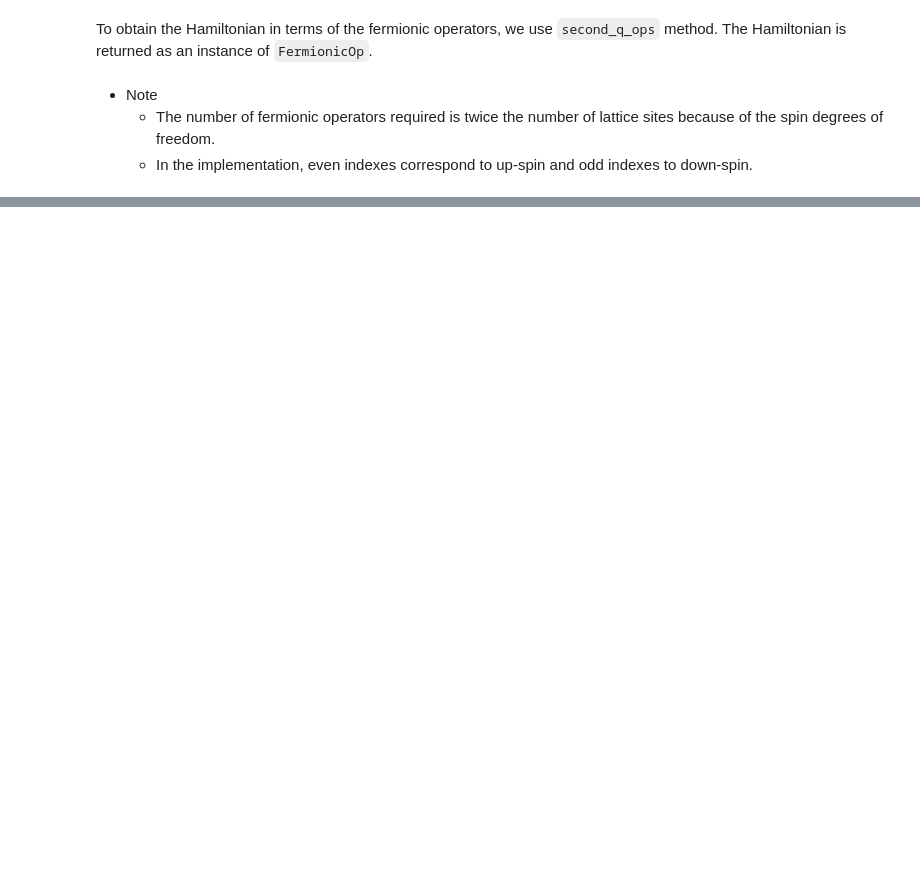
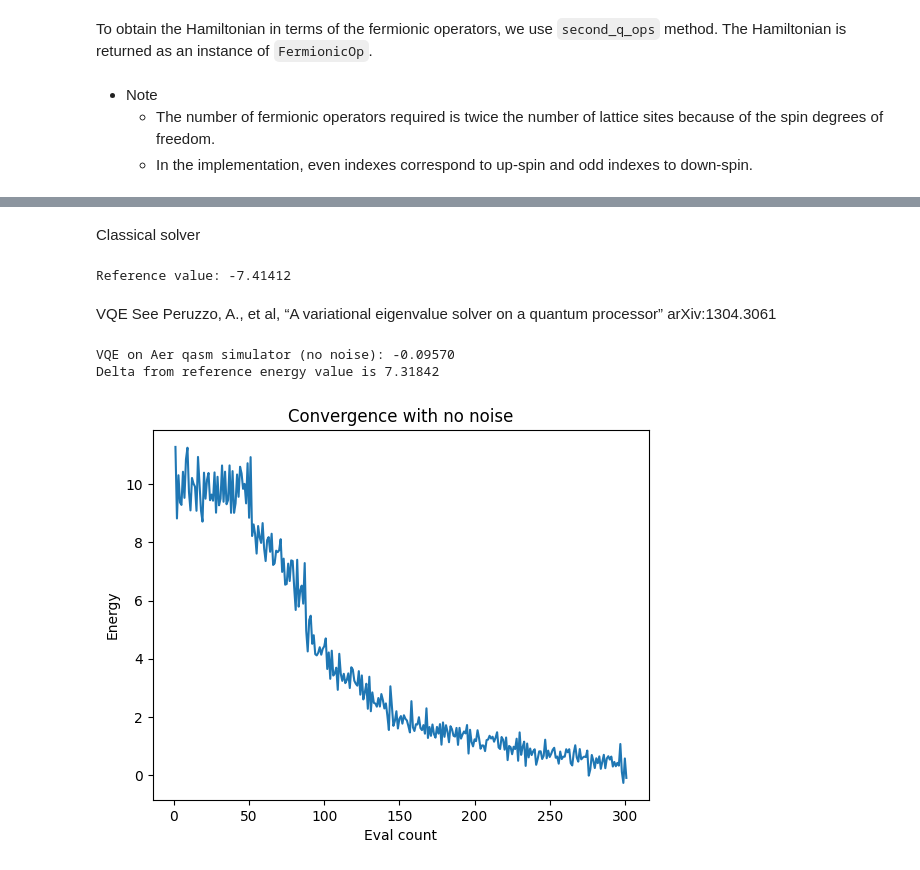
Before and after one commit to TDLdefA-QUN/Fermi-Hubbard-Classical-Shadow, a Jupyter notebook: Fermi-Hubbard-classical_shadow.ipynb, the cells around one changed output, grey strips where cells are left out. Cells and saved outputs as stored; diff of their text form; code cells hidden in the pictures; blank space fills up the shorter version.

Commit message:
Classical shadow with pennylane

```diff
--- a/Fermi-Hubbard-classical_shadow.ipynb
+++ b/Fermi-Hubbard-classical_shadow.ipynb
@@ -51,7 +97,7 @@ The Hamiltonian is returned as an instance of `FermionicOp`.
     - The number of fermionic operators required is twice the number of lattice sites because of the spin degrees of freedom.
     - In the implementation, even indexes correspond to up-spin and odd indexes to down-spin.
 # %%
-ham = fhm.second_q_op().simplify()
+ham = fhm_cubic.second_q_op().simplify()
 print(ham)
 # %% [output]
 Fermionic Operator
@@ -151,0 +122,6 @@ print(res)
+# %%
+lmp = LatticeModelProblem(fhm_cubic)
+
+hamiltonian_jw = JordanWignerMapper().map(ham)
+# print(np.count_nonzero(hamiltonian_jw - np.diag(np.diagonal(hamiltonian_jw)))
+print(hamiltonian_jw)
@@ -151,0 +143,55 @@ print(res)
+# %% [markdown]
+Classical solver
+# %%
+numpy_solver = NumPyMinimumEigensolver()
+result = numpy_solver.compute_minimum_eigenvalue(operator=PauliSumOp(hamiltonian_jw))
+ref_value = result.eigenvalue.real
+print(f"Reference value: {ref_value:.5f}")
+# %% [output]
+Reference value: -7.41412
+# %% [markdown]
+VQE See Peruzzo, A., et al, “A variational eigenvalue solver on a quantum processor” arXiv:1304.3061
+# %%
+iterations = 125
+ansatz = TwoLocal(rotation_blocks="ry", entanglement_blocks="cz")
+spsa = SPSA(maxiter=iterations)
+counts = []
+values = []
+
+
+def store_intermediate_result(eval_count, parameters, mean, std):
+    counts.append(eval_count)
+    values.append(mean)
+
+
+seed = 170
+algorithm_globals.random_seed = seed
+
+noiseless_estimator = AerEstimator(
+    run_options={"seed": seed, "shots": 1024},
+    transpile_options={"seed_transpiler": seed},
+    backend_options={"method": "automatic"}
+
+)
+
+vqe = VQE(
+    noiseless_estimator, ansatz, optimizer=spsa, callback=store_intermediate_result
+)
+result = vqe.compute_minimum_eigenvalue(operator=hamiltonian_jw)
+
+print(f"VQE on Aer qasm simulator (no noise): {result.eigenvalue.real:.5f}")
+print(
+    f"Delta from reference energy value is {(result.eigenvalue.real - ref_value):.5f}"
+)
+import matplotlib.pyplot as plt
+
+plt.plot(counts, values)
+plt.xlabel("Eval count")
+plt.ylabel("Energy")
+plt.title("Convergence with no noise")
+
+plt.show()
+# %% [output]
+VQE on Aer qasm simulator (no noise): -0.09570
+Delta from reference energy value is 7.31842
+[figure, added]
```
Also changed, not shown: parts of 21 cells of this notebook, 1 other file.
